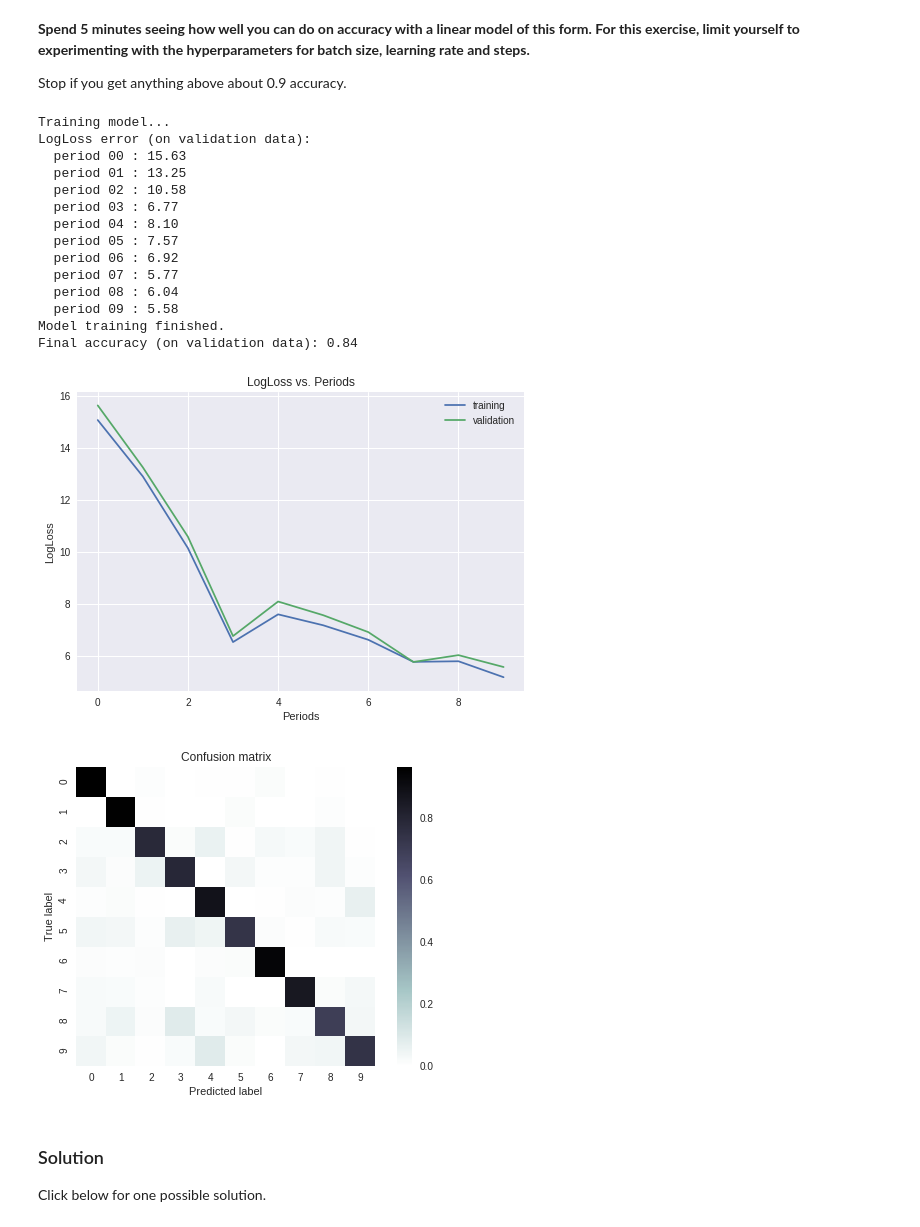
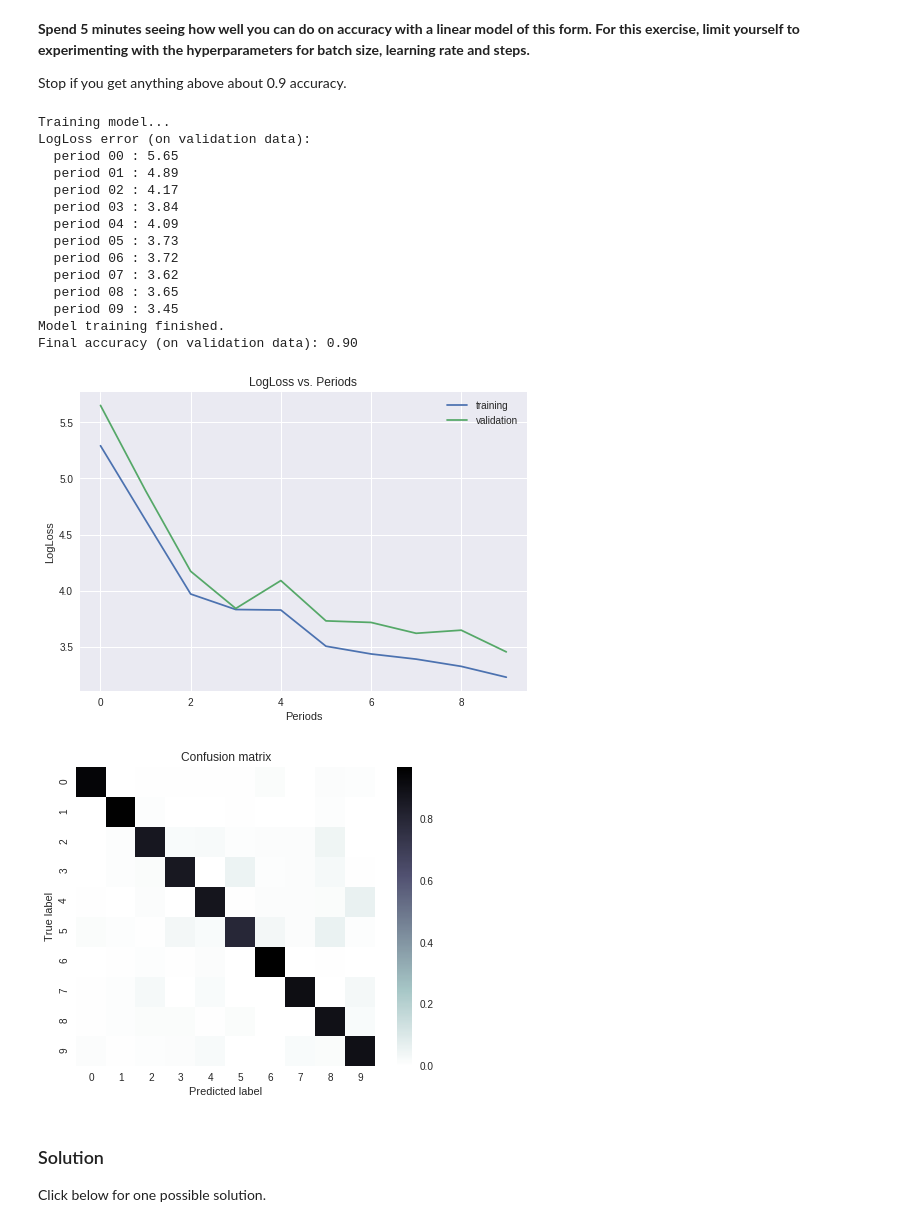
Before and after one commit to AnKu-32/hello-world, a Jupyter notebook: multi_class_classification_of_handwritten_digits.ipynb, the cells around one changed output. Drawn from its saved outputs; the diff is of its cells as text; code cells hidden in the pictures.

```diff
--- a/multi_class_classification_of_handwritten_digits.ipynb
+++ b/multi_class_classification_of_handwritten_digits.ipynb
@@ -364,29 +364,29 @@ Stop if you get anything above about 0.9 accuracy.
 # %%
 classifier = train_linear_classification_model(
              learning_rate=0.02,
-             steps=100,
-             batch_size=10,
+             steps=700,
+             batch_size=25,
              training_examples=training_examples,
              training_targets=training_targets,
              validation_examples=validation_examples,
              validation_targets=validation_targets)
 # %% [output]
 Training model...
 LogLoss error (on validation data):
-  period 00 : 15.63
-  period 01 : 13.25
-  period 02 : 10.58
-  period 03 : 6.77
-  period 04 : 8.10
-  period 05 : 7.57
-  period 06 : 6.92
-  period 07 : 5.77
-  period 08 : 6.04
-  period 09 : 5.58
+  period 00 : 5.65
+  period 01 : 4.89
+  period 02 : 4.17
+  period 03 : 3.84
+  period 04 : 4.09
+  period 05 : 3.73
+  period 06 : 3.72
+  period 07 : 3.62
+  period 08 : 3.65
+  period 09 : 3.45
 Model training finished.
-Final accuracy (on validation data): 0.84
+Final accuracy (on validation data): 0.90
-[figure, old version]
+[figure, new version]
-[figure, old version]
+[figure, new version]
 # %% [markdown]
 ### Solution
 
```
Also changed, not shown: parts of 8 cells of this notebook.
